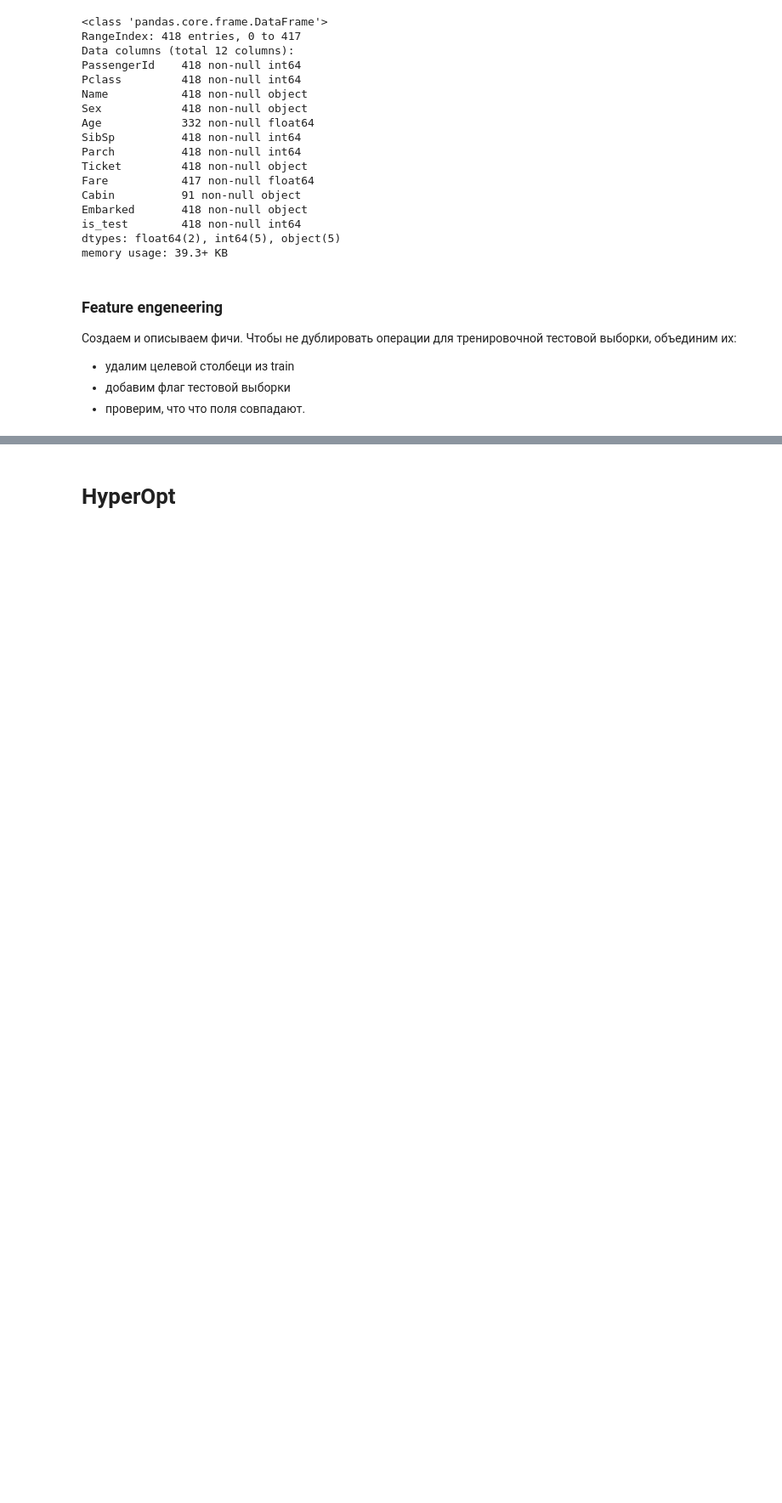
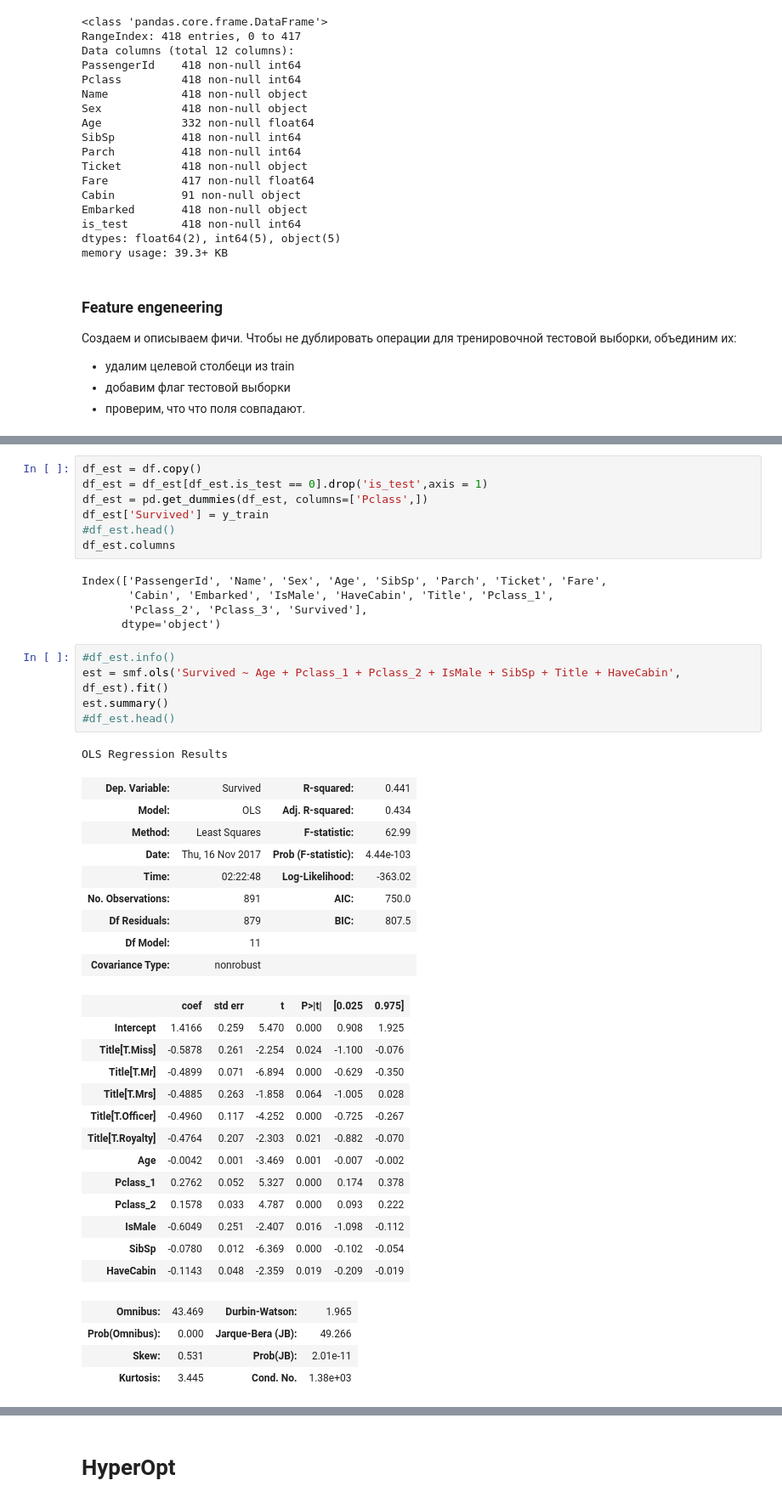
Before and after one commit to tekuchev/tekuchev_netology, a Jupyter notebook: 1-3_sklearn/Trees_homework-xgboost.ipynb, the cells around one changed output, grey strips where cells are left out. Shown: that part at 85% size. Drawn from its saved outputs; the diff is of its cells as text; blank space fills up the shorter version.

```diff
--- a/1-3_sklearn/Trees_homework-xgboost.ipynb
+++ b/1-3_sklearn/Trees_homework-xgboost.ipynb
@@ -208,0 +166,45 @@ XGBClassifier(base_score=0.5, colsample_bylevel=1, colsample_bytree=0.9,
+# %%
+df_est = df.copy()
+df_est = df_est[df_est.is_test == 0].drop('is_test',axis = 1)
+df_est = pd.get_dummies(df_est, columns=['Pclass',])
+df_est['Survived'] = y_train
+#df_est.head()
+df_est.columns
+# %% [output]
+Index(['PassengerId', 'Name', 'Sex', 'Age', 'SibSp', 'Parch', 'Ticket', 'Fare',
+       'Cabin', 'Embarked', 'IsMale', 'HaveCabin', 'Title', 'Pclass_1',
+       'Pclass_2', 'Pclass_3', 'Survived'],
+      dtype='object')
+# %%
+#df_est.info()
+est = smf.ols('Survived ~ Age + Pclass_1 + Pclass_2 + IsMale + SibSp + Title + HaveCabin', df_est).fit()
+est.summary()
+#df_est.head()
+# %% [output]
+OLS Regression Results
+| Dep. Variable: | Survived | R-squared: | 0.441 |
+| Model: | OLS | Adj. R-squared: | 0.434 |
+| Method: | Least Squares | F-statistic: | 62.99 |
+| Date: | Thu, 16 Nov 2017 | Prob (F-statistic): | 4.44e-103 |
+| Time: | 02:22:48 | Log-Likelihood: | -363.02 |
+| No. Observations: | 891 | AIC: | 750.0 |
+| Df Residuals: | 879 | BIC: | 807.5 |
+| Df Model: | 11 |  |  |
+| Covariance Type: | nonrobust |  |  |
+|  | coef | std err | t | P>|t| | [0.025 | 0.975] |
+| Intercept | 1.4166 | 0.259 | 5.470 | 0.000 | 0.908 | 1.925 |
+| Title[T.Miss] | -0.5878 | 0.261 | -2.254 | 0.024 | -1.100 | -0.076 |
+| Title[T.Mr] | -0.4899 | 0.071 | -6.894 | 0.000 | -0.629 | -0.350 |
+| Title[T.Mrs] | -0.4885 | 0.263 | -1.858 | 0.064 | -1.005 | 0.028 |
+| Title[T.Officer] | -0.4960 | 0.117 | -4.252 | 0.000 | -0.725 | -0.267 |
+| Title[T.Royalty] | -0.4764 | 0.207 | -2.303 | 0.021 | -0.882 | -0.070 |
+| Age | -0.0042 | 0.001 | -3.469 | 0.001 | -0.007 | -0.002 |
+| Pclass_1 | 0.2762 | 0.052 | 5.327 | 0.000 | 0.174 | 0.378 |
+| Pclass_2 | 0.1578 | 0.033 | 4.787 | 0.000 | 0.093 | 0.222 |
+| IsMale | -0.6049 | 0.251 | -2.407 | 0.016 | -1.098 | -0.112 |
+| SibSp | -0.0780 | 0.012 | -6.369 | 0.000 | -0.102 | -0.054 |
+| HaveCabin | -0.1143 | 0.048 | -2.359 | 0.019 | -0.209 | -0.019 |
+| Omnibus: | 43.469 | Durbin-Watson: | 1.965 |
+| Prob(Omnibus): | 0.000 | Jarque-Bera (JB): | 49.266 |
+| Skew: | 0.531 | Prob(JB): | 2.01e-11 |
+| Kurtosis: | 3.445 | Cond. No. | 1.38e+03 |
```
Also changed, not shown: parts of 59 cells of this notebook, 1 other file.
